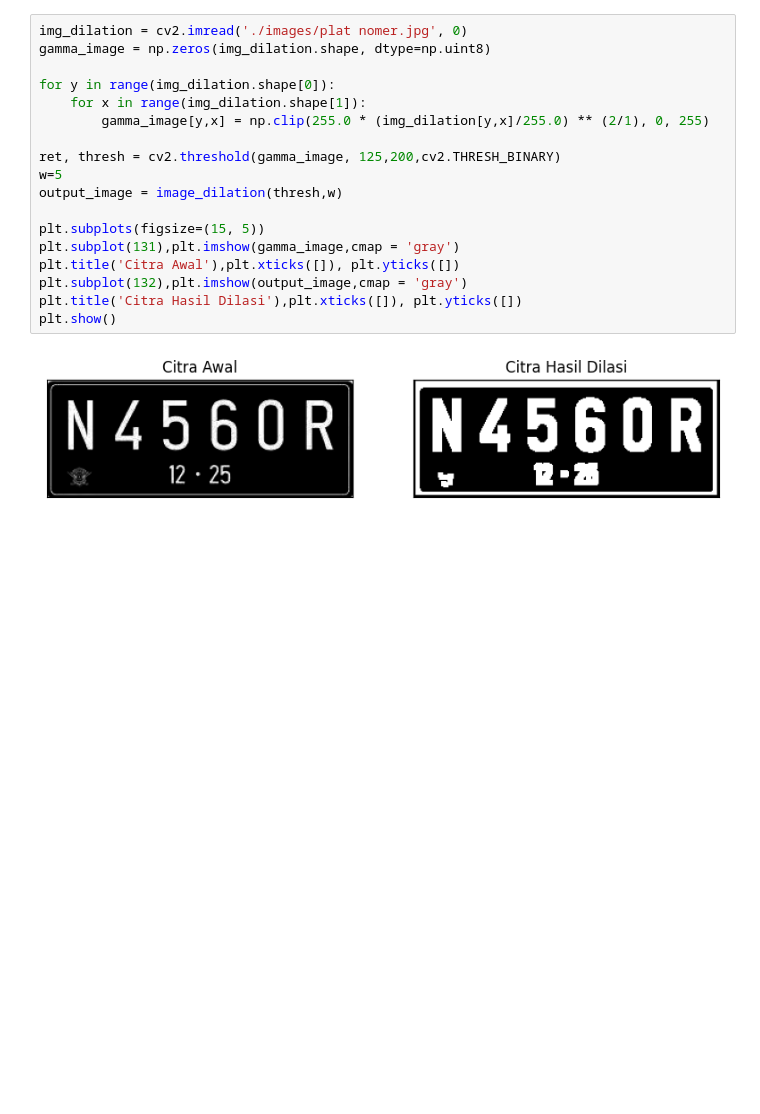
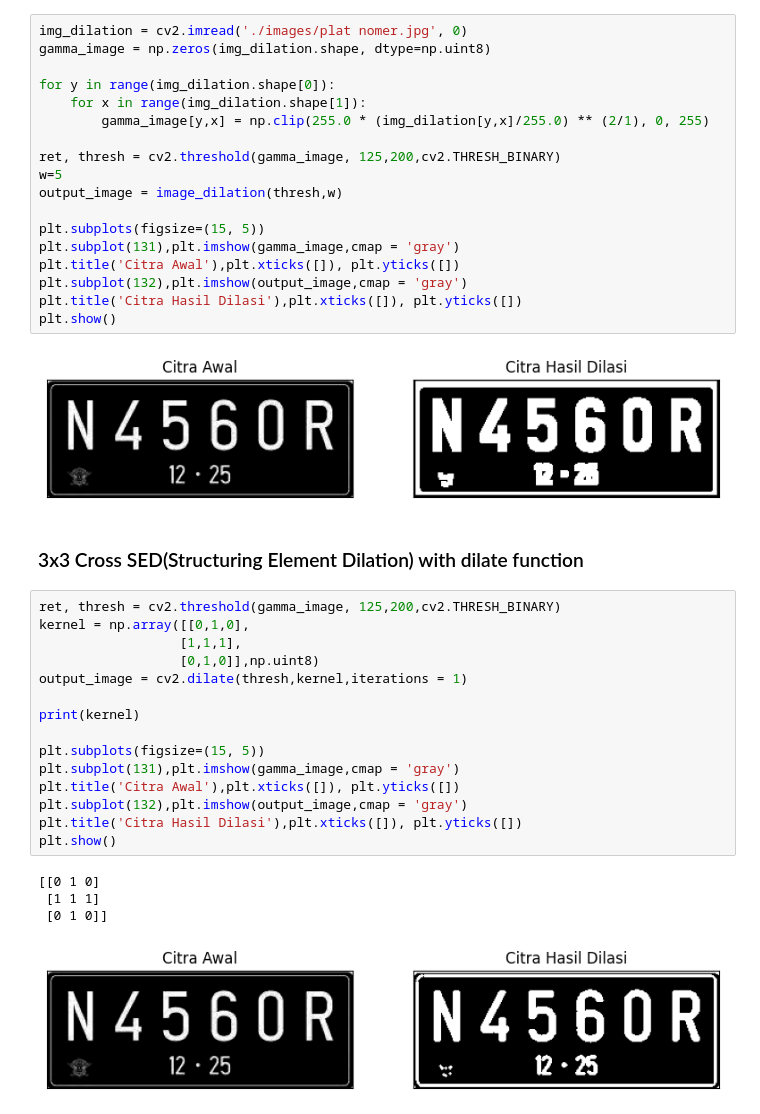
Before and after one commit to andidprastyo/PCVK_Ganjil_2023, a Jupyter notebook: week - 09/morphology.ipynb, the cells around one changed output. Drawn from its saved outputs; the diff is of its cells as text; blank space fills up the shorter version.

Commit message:
feat:SED with dilate lib

```diff
--- a/week - 09/morphology.ipynb
+++ b/week - 09/morphology.ipynb
@@ -49,3 +49,25 @@ plt.title('Citra Hasil Dilasi'),plt.xticks([]), plt.yticks([])
 plt.show()
 # %% [output]
 [figure]
+# %% [markdown]
+### 3x3 Cross SED(Structuring Element Dilation) with dilate function
+# %%
+ret, thresh = cv2.threshold(gamma_image, 125,200,cv2.THRESH_BINARY)
+kernel = np.array([[0,1,0],
+                  [1,1,1],
+                  [0,1,0]],np.uint8)
+output_image = cv2.dilate(thresh,kernel,iterations = 1)
+
+print(kernel)
+
+plt.subplots(figsize=(15, 5))
+plt.subplot(131),plt.imshow(gamma_image,cmap = 'gray')
+plt.title('Citra Awal'),plt.xticks([]), plt.yticks([])
+plt.subplot(132),plt.imshow(output_image,cmap = 'gray')
+plt.title('Citra Hasil Dilasi'),plt.xticks([]), plt.yticks([])
+plt.show()
+# %% [output]
+[[0 1 0]
+ [1 1 1]
+ [0 1 0]]
+[figure, added]
```
Also changed, not shown: parts of 1 cell of this notebook.
